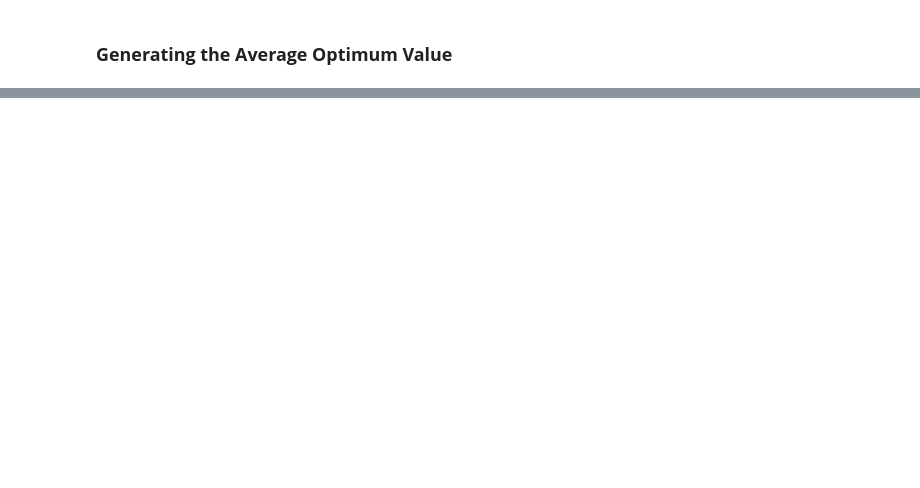
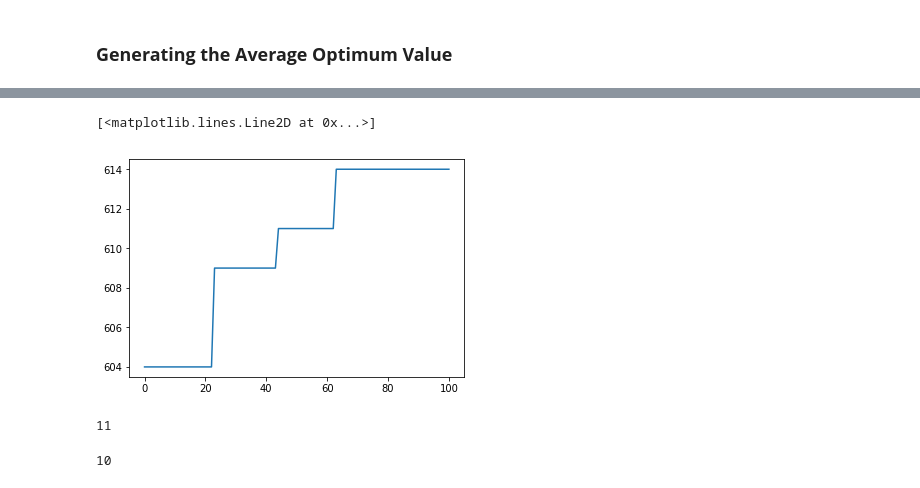
Before and after one commit to adhishagc/Genetic-Algorithm-using-Python-Example, a Jupyter notebook: Genetic_Algorithm_Assignment.ipynb, the cells around one changed output, grey strips where cells are left out. Saved outputs shown, nothing was run; the diff lists cells and outputs as text; code cells hidden in the pictures; blank space fills up the shorter version.

```diff
--- a/Genetic_Algorithm_Assignment.ipynb
+++ b/Genetic_Algorithm_Assignment.ipynb
@@ -453,0 +519,5 @@ Text(0.5, 1.0, 'Chromosome in the Evolved Population vs File Size')
+# %%
+plt.plot([x for x in range(0,n+1)],best_vals_duration)
+# %% [output]
+[<matplotlib.lines.Line2D at 0x...>]
+[figure, added]
@@ -453,0 +531,8 @@ Text(0.5, 1.0, 'Chromosome in the Evolved Population vs File Size')
+# %%
+x
+# %% [output]
+11
+# %%
+x_temp
+# %% [output]
+10
```
Also changed, not shown: parts of 11 cells of this notebook.
